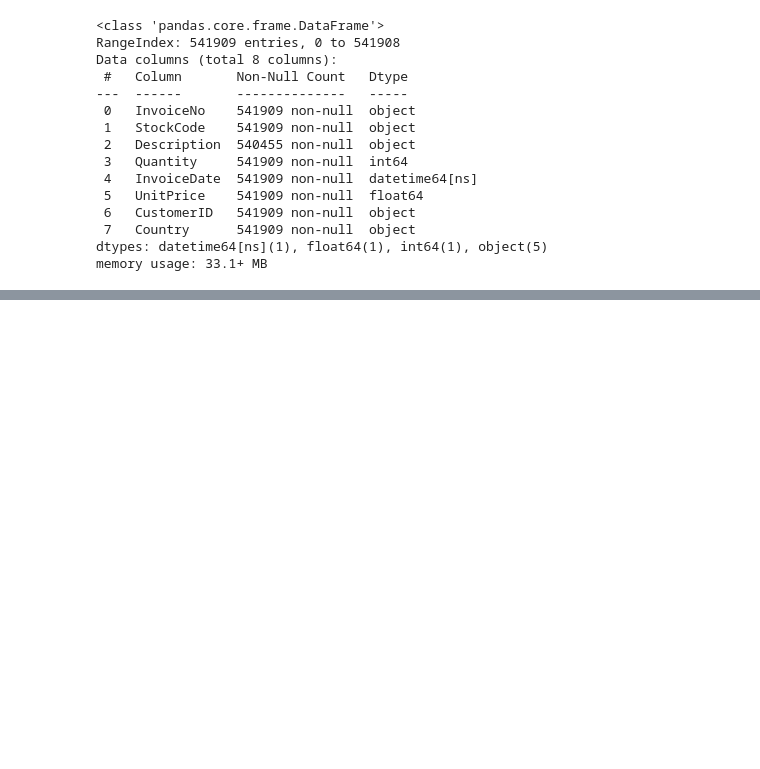
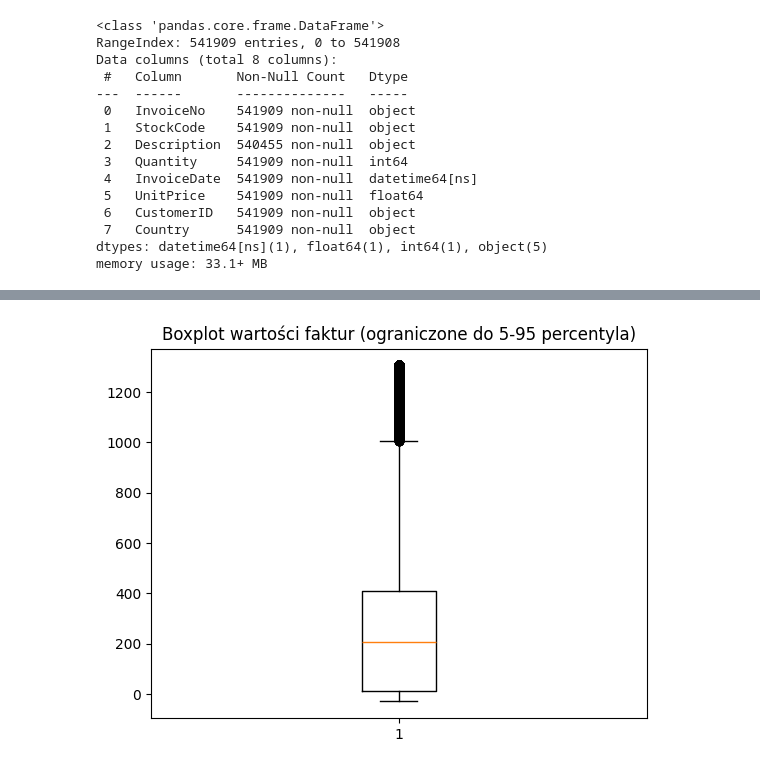
Before and after one commit to paulinaromanczuk/BD_AWDP_S1, a Jupyter notebook: online_retail_EDA.ipynb, the cells around one changed output, grey strips where cells are left out. Saved outputs shown, nothing was run; the diff lists cells and outputs as text; code cells hidden in the pictures; blank space fills up the shorter version.

```diff
--- a/online_retail_EDA.ipynb
+++ b/online_retail_EDA.ipynb
@@ -81,0 +137,15 @@ df.query('Quantity == 80995 or Quantity==-80995')
+# %%
+#dane z bardzo duzymi outlierami, dlatego w ogole nie widac boxplotu
+#ograniczenie wartosci do p5-p95
+
+p5 = df_summary_per_invoice.quantile(0.05)
+p95 = df_summary_per_invoice.quantile(0.95)
+
+# ograniczone dane
+df_clip = df_summary_per_invoice.clip(lower=p1, upper=p99)
+
+plt.boxplot(df_clip)
+plt.title("Boxplot wartości faktur (ograniczone do 5-95 percentyla)")
+plt.show()
+# %% [output]
+[figure, added]
```
Also changed, not shown: parts of 7 cells of this notebook.
